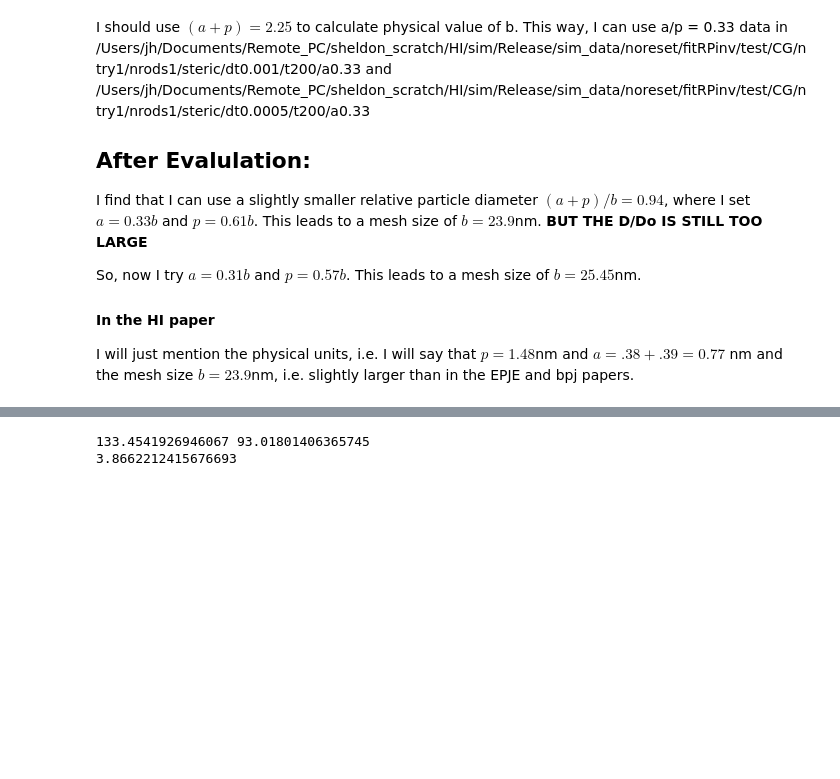
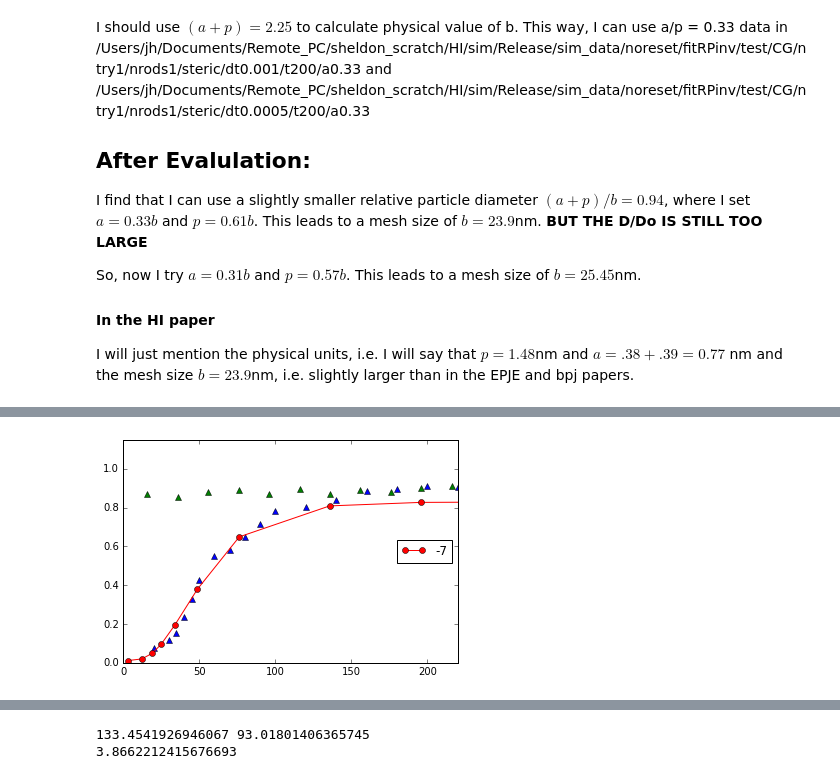
Before and after one commit to JohannHansing/iPythonNB, a Jupyter notebook: EPJE/Jason Data.ipynb, the cells around one changed output, grey strips where cells are left out. Saved outputs shown, nothing was run; the diff lists cells and outputs as text; code cells hidden in the pictures; blank space fills up the shorter version.

```diff
--- a/EPJE/Jason Data.ipynb
+++ b/EPJE/Jason Data.ipynb
@@ -47,0 +112,8 @@ I will just mention the physical units, i.e. I will say that $p=1.48$nm and $a=.
+# %%
+a=0.28
+us028=['-7']
+dt='0.001'
+a028data,bex = getCionData(a,us028,dt)
+plotCionData(a028data,bex,us028)
+# %% [output]
+[figure, added]
```
Also changed, not shown: parts of 16 cells of this notebook, 2 other files.
